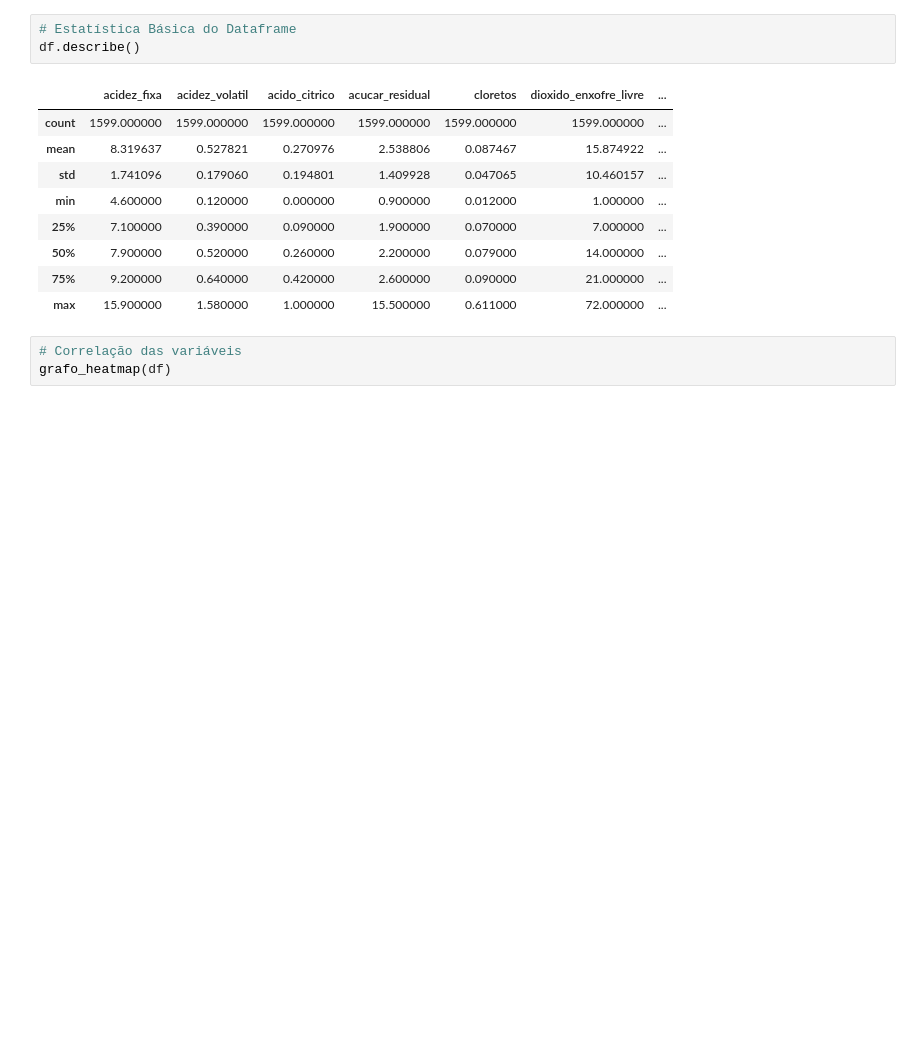
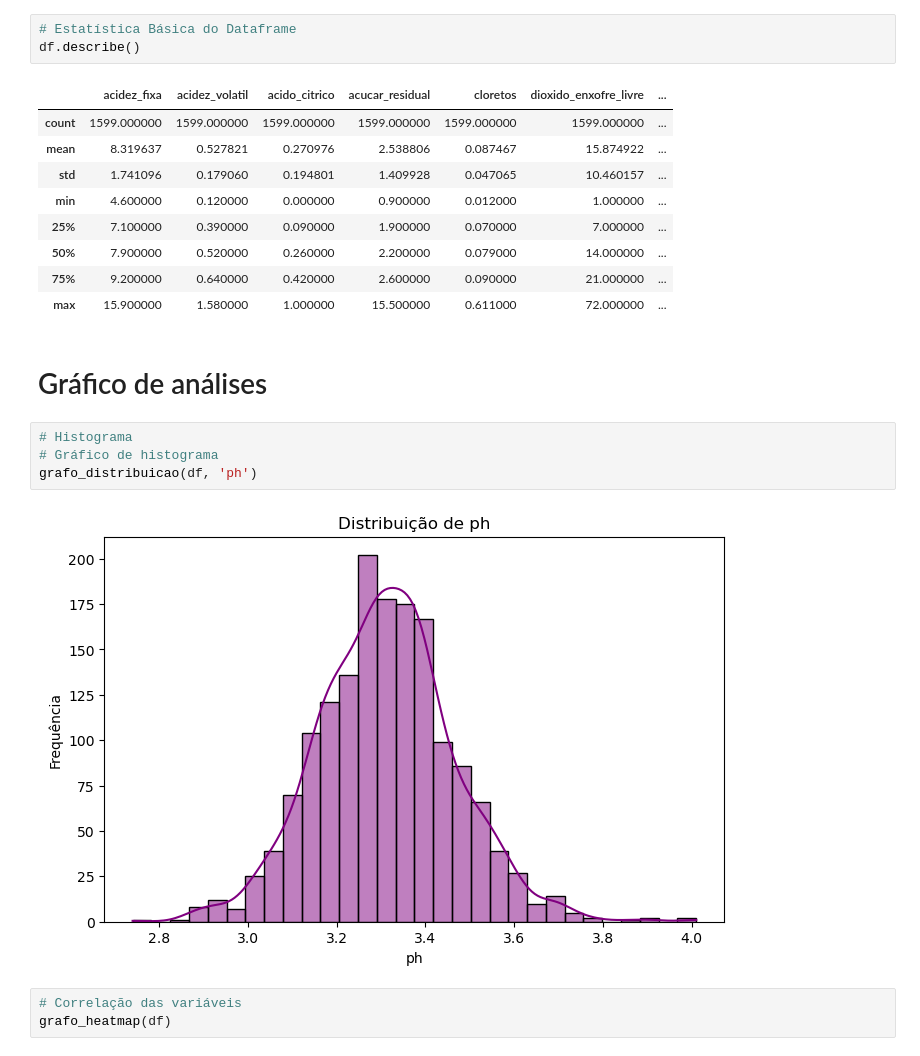
Before and after one commit to JacksonvBarbosa/Analise_qualidade_vinhos, a Jupyter notebook: Portfolio-DA-vinhos-jackwine/notebooks/exploracao_dos_dados.ipynb, the cells around one changed output. Cells and saved outputs as stored; diff of their text form; blank space fills up the shorter version.

```diff
--- a/Portfolio-DA-vinhos-jackwine/notebooks/exploracao_dos_dados.ipynb
+++ b/Portfolio-DA-vinhos-jackwine/notebooks/exploracao_dos_dados.ipynb
@@ -141,6 +142,14 @@ df.describe()
 | 50% | 7.900000 | 0.520000 | 0.260000 | 2.200000 | 0.079000 | 14.000000 | ... |
 | 75% | 9.200000 | 0.640000 | 0.420000 | 2.600000 | 0.090000 | 21.000000 | ... |
 | max | 15.900000 | 1.580000 | 1.000000 | 15.500000 | 0.611000 | 72.000000 | ... |
+# %% [markdown]
+# Gráfico de análises
+# %%
+# Histograma
+# Gráfico de histograma
+grafo_distribuicao(df, 'ph')
+# %% [output]
+[figure, added]
 # %%
 # Correlação das variáveis
 grafo_heatmap(df)
```
Also changed, not shown: parts of 9 cells of this notebook, 2 other files.
